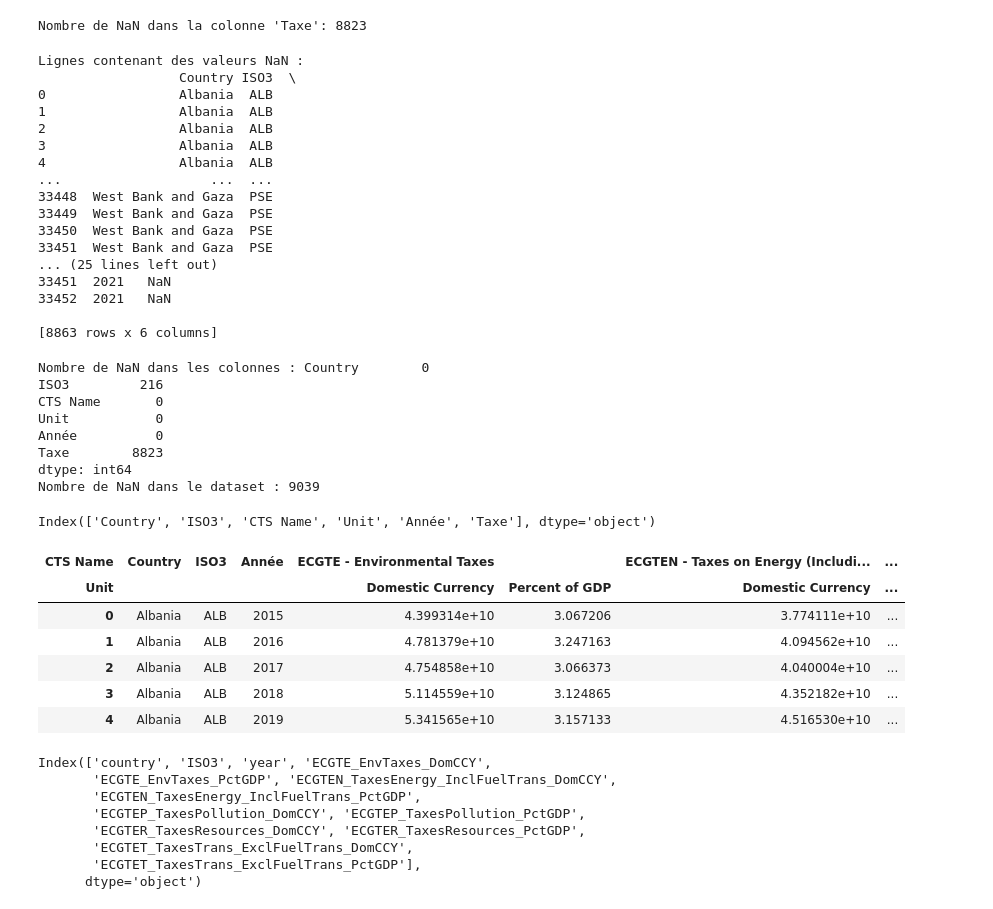
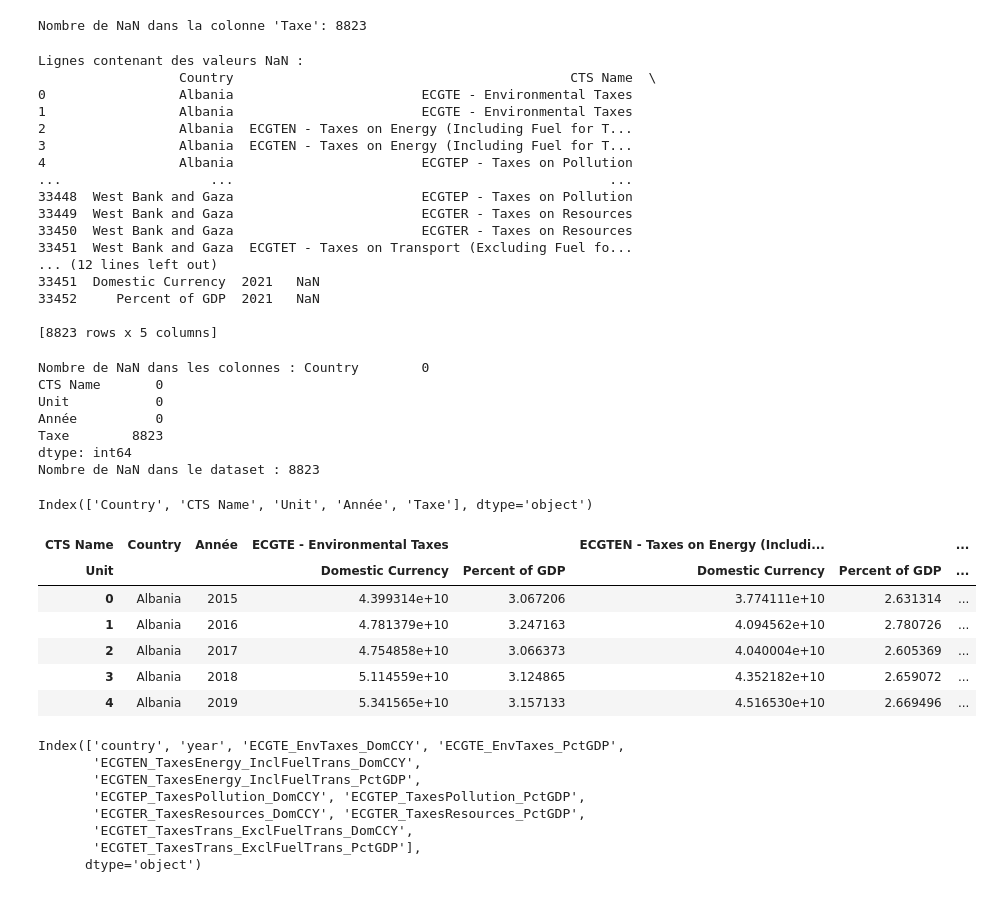
Before and after one commit to Obsywon/datawarehouse, a Jupyter notebook: transform_co2.ipynb, the cells around one changed output. Drawn from its saved outputs; the diff is of its cells as text; code cells hidden in the pictures.

```diff
--- a/transform_co2.ipynb
+++ b/transform_co2.ipynb
@@ -186,7 +250,7 @@ tax["CTS Name"] = tax["CTS Code"] + " - " + tax["CTS Name"]
 
 # Supprimer la colonne "CTS Code" puisque ses valeurs ont été concaténées avec "CTS Name"
 # Supprimer les colonnes inutiles "ObjectId", "ISO2", "Indicator", "Source", "CTS Full Descriptor"
-tax.drop(columns=["CTS Code", "ObjectId", "ISO2", "Indicator", "Source", "CTS Full Descriptor"], inplace=True)
+tax.drop(columns=["CTS Code", "ObjectId", "ISO2", "ISO3", "Indicator", "Source", "CTS Full Descriptor"], inplace=True)
 
 tax.head(5)
 # %% [output]
@@ -271,22 +334,22 @@ print("Lignes contenant des valeurs NaN :")
 print(nan_rows)
 # %% [output]
 Lignes contenant des valeurs NaN :
-                  Country ISO3  \
-0                 Albania  ALB
-1                 Albania  ALB
-2                 Albania  ALB
-3                 Albania  ALB
-4                 Albania  ALB
-...                   ...  ...
-33448  West Bank and Gaza  PSE
-33449  West Bank and Gaza  PSE
-33450  West Bank and Gaza  PSE
-33451  West Bank and Gaza  PSE
-... (25 lines left out)
-33451  2021   NaN
-33452  2021   NaN
+                  Country                                           CTS Name  \
+0                 Albania                        ECGTE - Environmental Taxes
+1                 Albania                        ECGTE - Environmental Taxes
+2                 Albania  ECGTEN - Taxes on Energy (Including Fuel for T...
+3                 Albania  ECGTEN - Taxes on Energy (Including Fuel for T...
+4                 Albania                        ECGTEP - Taxes on Pollution
+...                   ...                                                ...
+33448  West Bank and Gaza                        ECGTEP - Taxes on Pollution
+33449  West Bank and Gaza                        ECGTER - Taxes on Resources
+33450  West Bank and Gaza                        ECGTER - Taxes on Resources
+33451  West Bank and Gaza  ECGTET - Taxes on Transport (Excluding Fuel fo...
+... (12 lines left out)
+33451  Domestic Currency  2021   NaN
+33452     Percent of GDP  2021   NaN
 
-[8863 rows x 6 columns]
+[8823 rows x 5 columns]
 # %%
 # Compter le nombre de valeurs "NaN" dans les colonnes
 nb_nan_colTax = tax.isna().sum()
@@ -299,37 +362,35 @@ nb_nan_dataset = tax.isna().sum().sum()
 print("Nombre de NaN dans le dataset :", nb_nan_dataset)
 # %% [output]
 Nombre de NaN dans les colonnes : Country        0
-ISO3         216
 CTS Name       0
 Unit           0
 Année          0
 Taxe        8823
 dtype: int64
-Nombre de NaN dans le dataset : 9039
+Nombre de NaN dans le dataset : 8823
 # %%
 print(tax.columns)
 # %% [output]
-Index(['Country', 'ISO3', 'CTS Name', 'Unit', 'Année', 'Taxe'], dtype='object')
+Index(['Country', 'CTS Name', 'Unit', 'Année', 'Taxe'], dtype='object')
 # %%
 # Pivoter les données pour mettre les catégories des taxes de la colonne "CTS Name" en colonnes et pour mettre les unités des taxes de la colonne "Unit" en colonnes
-taxE = tax.pivot_table(index=['Country', 'ISO3', 'Année'],
+taxE = tax.pivot_table(index=['Country', 'Année'],
                                columns=['CTS Name', 'Unit'],
                                values='Taxe').reset_index()
 
 taxE.head(5)
 # %% [output]
-| CTS Name | Country | ISO3 | Année | ECGTE - Environmental Taxes |  | ECGTEN - Taxes on Energy (Includi... | ... |
-| Unit |  |  |  | Domestic Currency | Percent of GDP | Domestic Currency | ... |
-| 0 | Albania | ALB | 2015 | 4.399314e+10 | 3.067206 | 3.774111e+10 | ... |
-| 1 | Albania | ALB | 2016 | 4.781379e+10 | 3.247163 | 4.094562e+10 | ... |
-| 2 | Albania | ALB | 2017 | 4.754858e+10 | 3.066373 | 4.040004e+10 | ... |
-| 3 | Albania | ALB | 2018 | 5.114559e+10 | 3.124865 | 4.352182e+10 | ... |
-| 4 | Albania | ALB | 2019 | 5.341565e+10 | 3.157133 | 4.516530e+10 | ... |
+| CTS Name | Country | Année | ECGTE - Environmental Taxes |  | ECGTEN - Taxes on Energy (Includi... |  | ... |
+| Unit |  |  | Domestic Currency | Percent of GDP | Domestic Currency | Percent of GDP | ... |
+| 0 | Albania | 2015 | 4.399314e+10 | 3.067206 | 3.774111e+10 | 2.631314 | ... |
+| 1 | Albania | 2016 | 4.781379e+10 | 3.247163 | 4.094562e+10 | 2.780726 | ... |
+| 2 | Albania | 2017 | 4.754858e+10 | 3.066373 | 4.040004e+10 | 2.605369 | ... |
+| 3 | Albania | 2018 | 5.114559e+10 | 3.124865 | 4.352182e+10 | 2.659072 | ... |
+| 4 | Albania | 2019 | 5.341565e+10 | 3.157133 | 4.516530e+10 | 2.669496 | ... |
 # %%
 # Renommer les colonnes
 taxE.columns = [
     'country',
-    'ISO3',
     'year',
     'ECGTE_EnvTaxes_DomCCY',
     'ECGTE_EnvTaxes_PctGDP',
@@ -345,8 +406,8 @@ taxE.columns = [
 # Afficher les nouvelles colonnes
 print(taxE.columns)
 # %% [output]
-Index(['country', 'ISO3', 'year', 'ECGTE_EnvTaxes_DomCCY',
-       'ECGTE_EnvTaxes_PctGDP', 'ECGTEN_TaxesEnergy_InclFuelTrans_DomCCY',
+Index(['country', 'year', 'ECGTE_EnvTaxes_DomCCY', 'ECGTE_EnvTaxes_PctGDP',
+       'ECGTEN_TaxesEnergy_InclFuelTrans_DomCCY',
        'ECGTEN_TaxesEnergy_InclFuelTrans_PctGDP',
        'ECGTEP_TaxesPollution_DomCCY', 'ECGTEP_TaxesPollution_PctGDP',
        'ECGTER_TaxesResources_DomCCY', 'ECGTER_TaxesResources_PctGDP',
```
Also changed, not shown: parts of 20 cells of this notebook, 4 other files.
